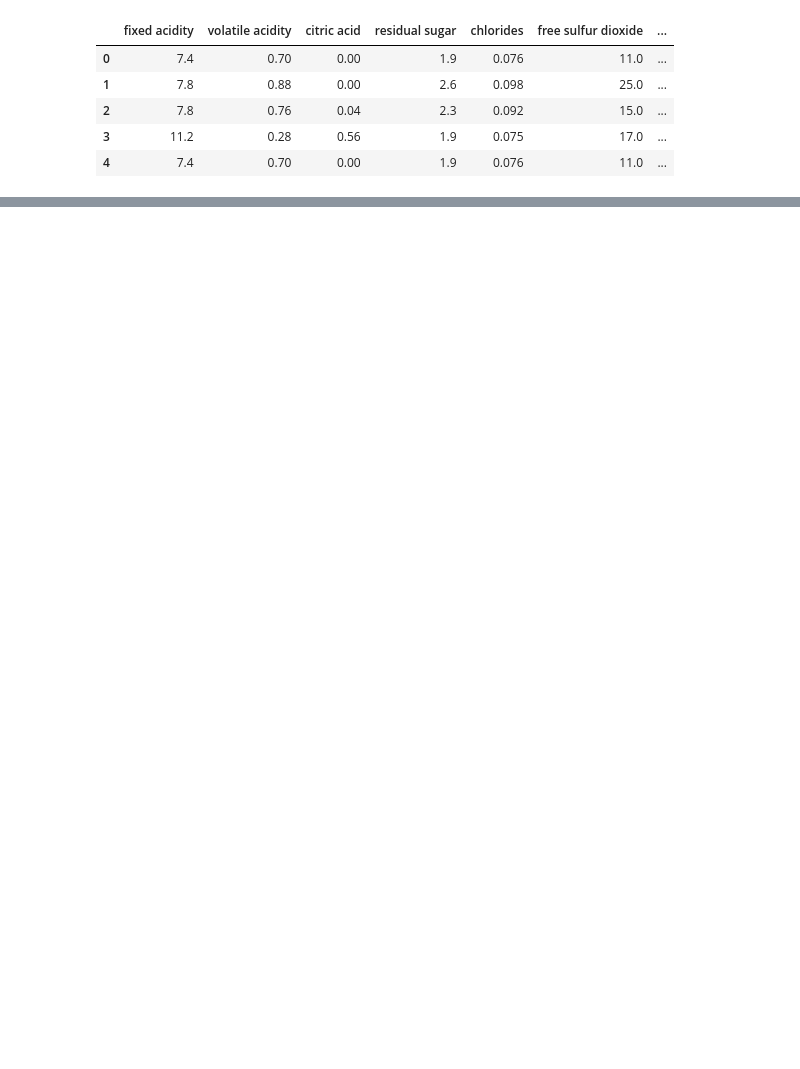
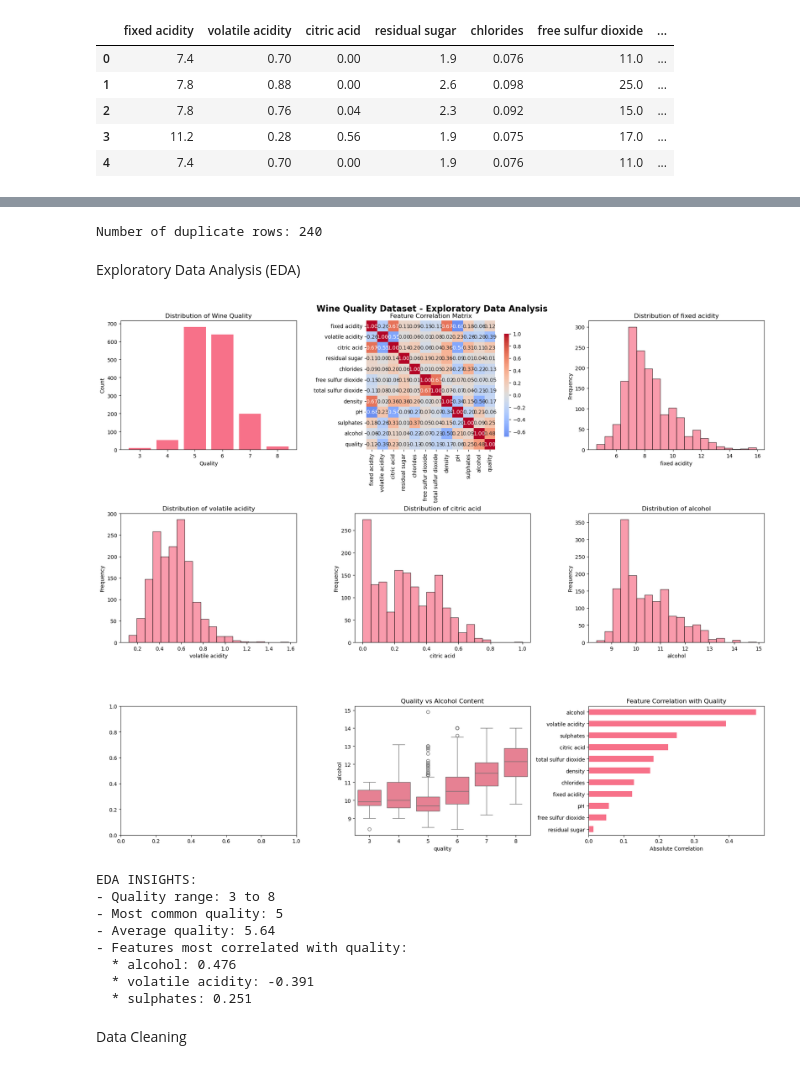
Before and after one commit to SherinDZerogithub/ML-Wine-Predicting-Model-CS1, a Jupyter notebook: wine_quality_predicting_model/notebooks/FC211008_SiyathEpa/classification-tree.ipynb, the cells around one changed output, grey strips where cells are left out. Saved outputs shown, nothing was run; the diff lists cells and outputs as text; code cells hidden in the pictures; blank space fills up the shorter version.

```diff
--- a/wine_quality_predicting_model/notebooks/FC211008_SiyathEpa/classification-tree.ipynb
+++ b/wine_quality_predicting_model/notebooks/FC211008_SiyathEpa/classification-tree.ipynb
@@ -9,3 +18,7 @@ import numpy as np
+# %%
+plt.style.use('default')
+sns.set_palette("husl")
+plt.rcParams['figure.figsize'] = (12, 8)
 # %%
 df = pd.read_csv("../../data/raw/winequality-red.csv")
 df.head()
@@ -23,3 +31,0 @@ df.duplicated().sum()
-# %%
-df.drop_duplicates(inplace=True)
-df.duplicated().sum()
@@ -30,0 +69,69 @@ y = df["quality"]
+# %%
+# Check duplicates
+duplicates = df.duplicated().sum()
+print(f"\nNumber of duplicate rows: {duplicates}")
+# %% [output]
+Number of duplicate rows: 240
+# %% [markdown]
+Exploratory Data Analysis (EDA)
+# %%
+fig, axes = plt.subplots(3, 3, figsize=(18, 15))
+fig.suptitle('Wine Quality Dataset - Exploratory Data Analysis', fontsize=16, fontweight='bold')
+
+# 1.Quality distribution
+axes[0, 0].bar(df['quality'].value_counts().sort_index().index,
+               df['quality'].value_counts().sort_index().values)
+axes[0, 0].set_title('Distribution of Wine Quality')
+axes[0, 0].set_xlabel('Quality')
+axes[0, 0].set_ylabel('Count')
+
+# 2.Correlation heatmap
+correlation_matrix = df.corr()
+sns.heatmap(correlation_matrix, annot=True, cmap='coolwarm', center=0,
+           square=True, fmt='.2f', ax=axes[0, 1], cbar_kws={'shrink': 0.8})
+axes[0, 1].set_title('Feature Correlation Matrix')
+
+# 3.Key feature distributions
+features_to_plot = ['fixed acidity', 'volatile acidity', 'citric acid', 'alcohol']
+for i, feature in enumerate(features_to_plot):
+    row = (i + 2) // 3
+    col = (i + 2) % 3
+    axes[row, col].hist(df[feature], bins=20, alpha=0.7, edgecolor='black')
+    axes[row, col].set_title(f'Distribution of {feature}')
+    axes[row, col].set_xlabel(feature)
+    axes[row, col].set_ylabel('Frequency')
+
+# 7.Box plot for quality vs alcohol
+sns.boxplot(data=df, x='quality', y='alcohol', ax=axes[2, 1])
+axes[2, 1].set_title('Quality vs Alcohol Content')
+
+# 8.Feature importance preview (correlation with quality)
+feature_importance = abs(correlation_matrix['quality'].drop('quality')).sort_values(ascending=True)
+feature_importance.plot(kind='barh', ax=axes[2, 2])
+axes[2, 2].set_title('Feature Correlation with Quality')
+axes[2, 2].set_xlabel('Absolute Correlation')
+
+plt.tight_layout()
+plt.show()
+
+# Print insights
+print(f"\nEDA INSIGHTS:")
+print(f"- Quality range: {df['quality'].min()} to {df['quality'].max()}")
+print(f"- Most common quality: {df['quality'].mode()[0]}")
+print(f"- Average quality: {df['quality'].mean():.2f}")
+print(f"- Features most correlated with quality:")
+quality_corr = correlation_matrix['quality'].drop('quality').sort_values(key=abs, ascending=False)
+for feature, corr in quality_corr.head(3).items():
+    print(f"  * {feature}: {corr:.3f}")
+# %% [output]
+[figure, added]
+EDA INSIGHTS:
+- Quality range: 3 to 8
+- Most common quality: 5
+- Average quality: 5.64
+- Features most correlated with quality:
+  * alcohol: 0.476
+  * volatile acidity: -0.391
+  * sulphates: 0.251
+# %% [markdown]
+Data Cleaning
```
Also changed, not shown: parts of 43 cells of this notebook, 2 other files.
